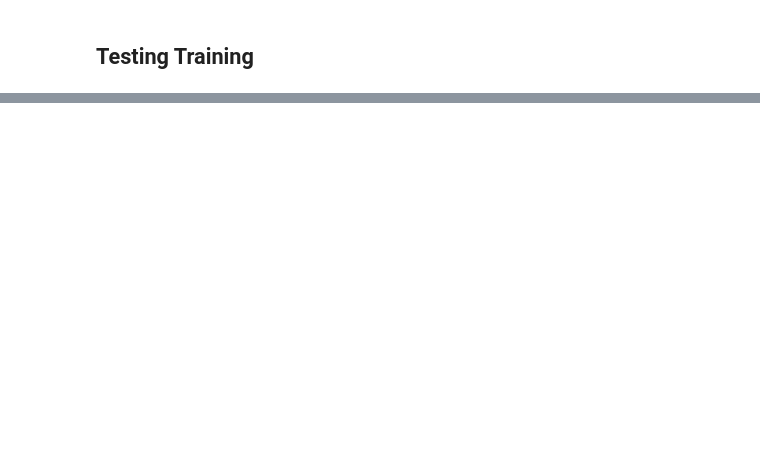
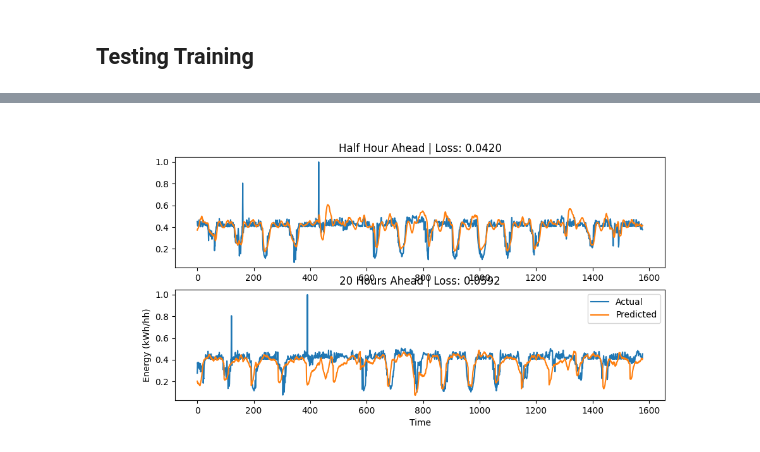
Before and after one commit to timdodge54/Power_Forecasting_With_DNN, a Jupyter notebook: src/Cody_Notebook.ipynb, the cells around one changed output, grey strips where cells are left out. Saved outputs shown, nothing was run; the diff lists cells and outputs as text; code cells hidden in the pictures; blank space fills up the shorter version.

Commit message:
trained evr data

```diff
--- a/src/Cody_Notebook.ipynb
+++ b/src/Cody_Notebook.ipynb
@@ -338,9 +315,12 @@ class ForecastLSTM(nn.Module):
 data_mod_clean = pd.read_csv('../processed_data_train.csv')
 
 inputs = data_mod_clean[input_names]
+display(inputs.columns.to_list())
+input_columns = inputs.columns.to_list()
 targets = data_mod_clean[target_names]
 
 input_tensor = torch.tensor(inputs.values).float().unsqueeze(-1)
+display(input_tensor.shape)
 target_tensor = torch.tensor(targets.values).float()
 
 dataset_train = data_utils.TensorDataset(input_tensor[:int(len(input_tensor) * 0.8)], target_tensor[:int(len(target_tensor) * 0.8)])
@@ -355,6 +358,9 @@ net = NeuralNetRegressor(
     max_epochs=400,
     lr=0.0001,
     batch_size=128,
+    callbacks=[
+        skorch.callbacks.EarlyStopping(patience=30),
+    ],
     optimizer=torch.optim.Adam,
     optimizer__weight_decay=0.00001,
     criterion=nn.MSELoss,
@@ -365,5 +371,9 @@ net = NeuralNetRegressor(
     iterator_valid__num_workers=4,
     iterator_valid__pin_memory=True
 )
+# import pkl for lstm_parmans, optimizer, history
+net.initialize()
+net.load_params(f_params='../models/cody_models/lstm_params.pkl', f_optimizer='../models/cody_models/lstm_optimizer.pkl', f_history='../models/cody_models/lstm_history.json')
 
-net = net.fit(dataset_train, y=None)
+
+# net = net.fit(dataset_train, y=None)
@@ -445,0 +502,26 @@ plt.legend()
+# %%
+from sklearn.metrics import explained_variance_score
+
+l1_total = loss(y_pred, y_test)
+r2_half = explained_variance_score(y_test[:, 0], y_pred[:, 0])
+r2_20 = explained_variance_score(y_test[:, 40], y_pred[:, 40])
+r2_total = explained_variance_score(y_test, y_pred)
+display(f"l1_half: {half_loss:.4f}, r2_half: {r2_half:.4f}")
+display(f"l1_20: {hour_20_loss:.4f}, r2_20: {r2_20:.4f}")
+display(f"l1_total: {l1_total:.4f}, r2_total: {r2_total:.4f}")
+
+
+fig, ax = plt.subplots(2, 1, figsize=(10, 5))
+ax[0].plot(y_test[:, 0], label='Actual')
+ax[0].plot(y_pred[:, 0], label='Predicted')
+ax[0].set_title(f'Half Hour Ahead | Loss: {half_loss:.4f}')
+ax[1].plot(y_test[:, 40], label='Actual')
+ax[1].plot(y_pred[:, 40], label='Predicted')
+ax[1].set_xlabel('Time')
+ax[1].set_ylabel('Energy (kWh/hh)')
+ax[1].set_title(f'20 Hours Ahead | Loss: {hour_20_loss:.4f}')
+
+plt.legend()
+plt.show()
+# %% [output]
+[figure, added]
```
Also changed, not shown: parts of 10 cells of this notebook, 5 other files.
